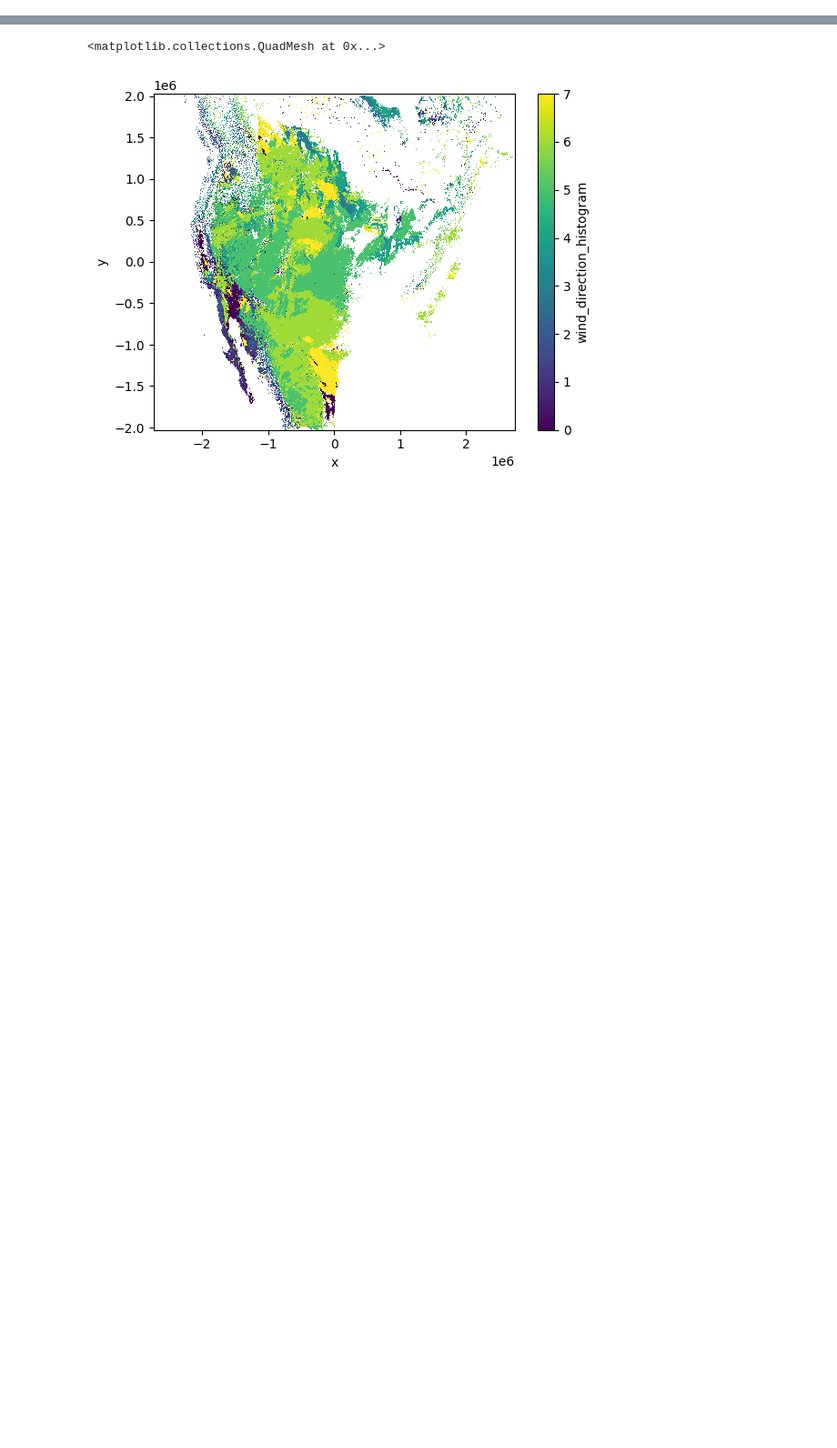
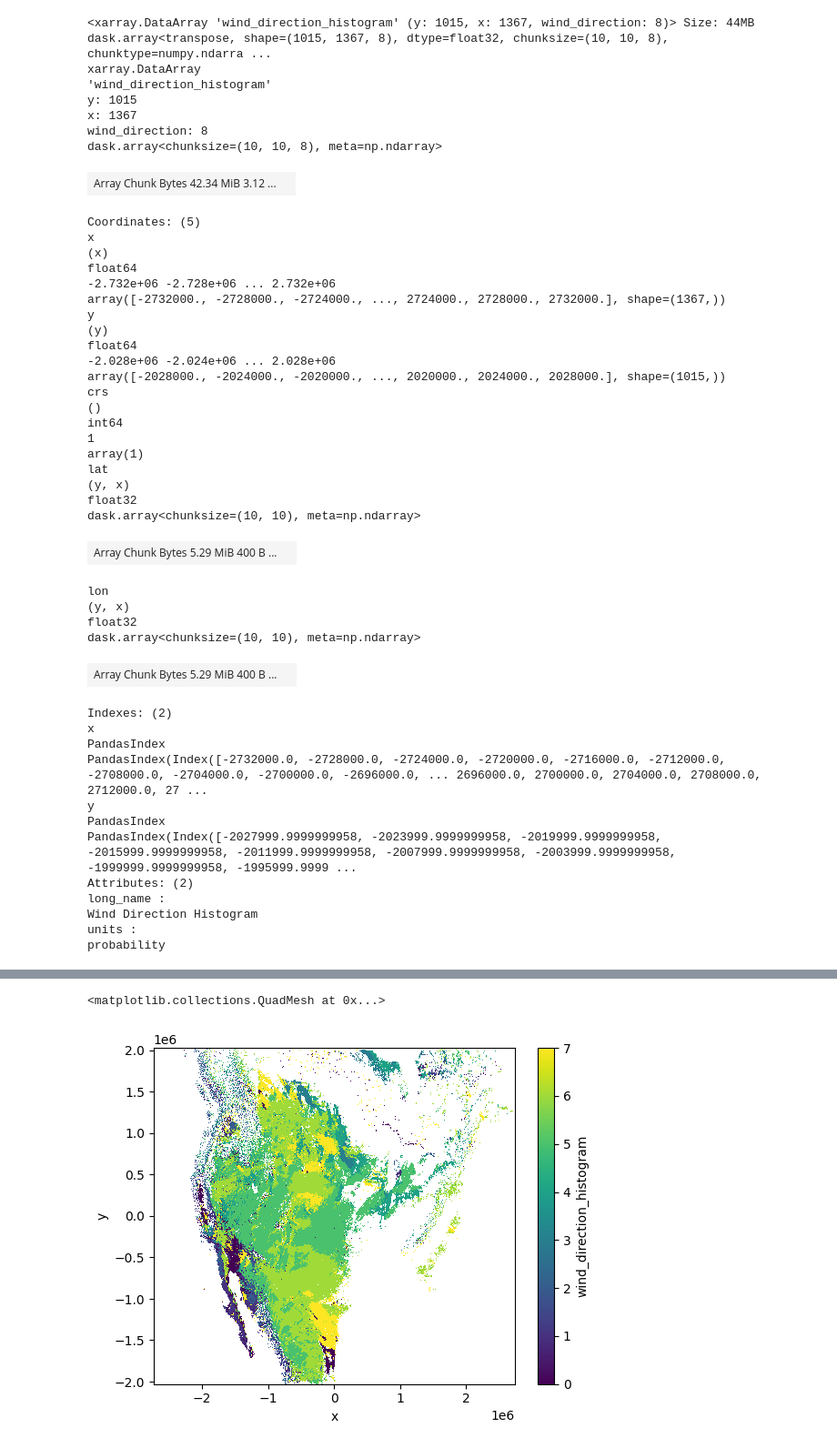
Before and after one commit to carbonplan/ocr, a Jupyter notebook: notebooks/fire_weather_distribution.ipynb, the cells around one changed output, grey strips where cells are left out. Shown: that part at 91% size. Saved outputs shown, nothing was run; the diff lists cells and outputs as text; code cells hidden in the pictures; blank space fills up the shorter version.

```diff
--- a/notebooks/fire_weather_distribution.ipynb
+++ b/notebooks/fire_weather_distribution.ipynb
@@ -316,0 +176,25 @@ Wall time: 7min 46s
+# %%
+%%time
+recreate_fraction = True
+if recreate_fraction:
+    # we are going to reuse this. we should save it to a zarr store
+    # then we can apply the fire_weather_mask dynamically.
+    masked_direction_indices = direction_indices.where(fire_weather_mask)
+
+    # create the distribution of winds based upon the classified wind directions
+    # if there are nans in the mix, they won't contribute to the distribution
+    fraction = direction_histogram(masked_direction_indices)
+    fraction = dask.optimize(fraction)[0]
+
+    # fraction.to_zarr(
+    #     's3://carbonplan-ocr/intermediate/met-data/conus404/fire_weather_wind_distribution-hurs15_wind35.zarr',
+    #     mode='w',
+    #     consolidated=True,
+    # )
+else:
+    fraction = xr.open_zarr(
+        's3://carbonplan-ocr/intermediate/met-data/conus404/fire_weather_wind_distribution-hurs15_wind35.zarr'
+    )['wind_direction_histogram']
+
+fraction
+# %% [output]
@@ -317,2 +203,48 @@ Wall time: 7min 46s
+<xarray.DataArray 'wind_direction_histogram' (y: 1015, x: 1367, wind_direction: 8)> Size: 44MB dask.array<transpose, shape=(1015, 1367, 8), dtype=float32, chunksize=(10, 10, 8), chunktype=numpy.ndarra ...
+xarray.DataArray
+'wind_direction_histogram'
+y: 1015
+x: 1367
+wind_direction: 8
+dask.array<chunksize=(10, 10, 8), meta=np.ndarray>
+| Array Chunk Bytes 42.34 MiB 3.12 ... |  |
+Coordinates: (5)
+x
+(x)
+float64
+-2.732e+06 -2.728e+06 ... 2.732e+06
+array([-2732000., -2728000., -2724000., ..., 2724000., 2728000., 2732000.], shape=(1367,))
+y
+(y)
+float64
+-2.028e+06 -2.024e+06 ... 2.028e+06
+array([-2028000., -2024000., -2020000., ..., 2020000., 2024000., 2028000.], shape=(1015,))
+crs
+()
+int64
+1
+array(1)
+lat
+(y, x)
+float32
+dask.array<chunksize=(10, 10), meta=np.ndarray>
+| Array Chunk Bytes 5.29 MiB 400 B ... |  |
+lon
+(y, x)
+float32
+dask.array<chunksize=(10, 10), meta=np.ndarray>
+| Array Chunk Bytes 5.29 MiB 400 B ... |  |
+Indexes: (2)
+x
+PandasIndex
+PandasIndex(Index([-2732000.0, -2728000.0, -2724000.0, -2720000.0, -2716000.0, -2712000.0, -2708000.0, -2704000.0, -2700000.0, -2696000.0, ... 2696000.0, 2700000.0, 2704000.0, 2708000.0, 2712000.0, 27 ...
+y
+PandasIndex
+PandasIndex(Index([-2027999.9999999958, -2023999.9999999958, -2019999.9999999958, -2015999.9999999958, -2011999.9999999958, -2007999.9999999958, -2003999.9999999958, -1999999.9999999958, -1995999.9999 ...
+Attributes: (2)
+long_name :
+Wind Direction Histogram
+units :
+probability
 # %%
 %%time
```
Also changed, not shown: parts of 20 cells of this notebook, 1 other file.
